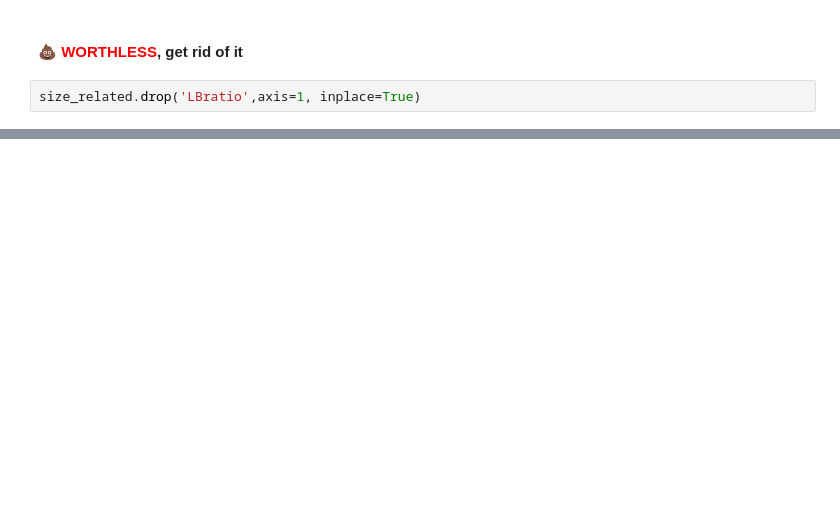
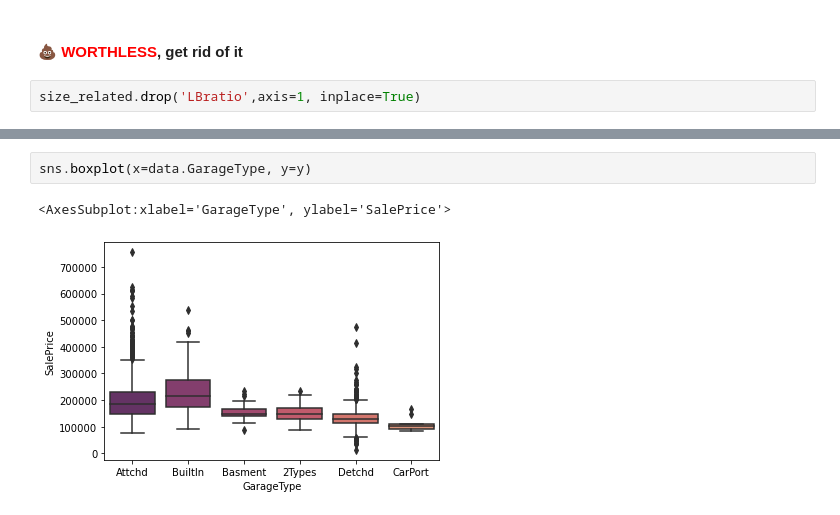
Before and after one commit to dnie44/nycdatascience_ML_project, a Jupyter notebook: daniel/2_EDA_land_general_size_feats.ipynb, the cells around one changed output, grey strips where cells are left out. Drawn from its saved outputs; the diff is of its cells as text; blank space fills up the shorter version.

```diff
--- a/daniel/2_EDA_land_general_size_feats.ipynb
+++ b/daniel/2_EDA_land_general_size_feats.ipynb
@@ -508,0 +648,5 @@ size_related.drop('BsmtFinRatio',axis=1, inplace=True)
+# %%
+sns.boxplot(x=data.GarageType, y=y)
+# %% [output]
+<AxesSubplot:xlabel='GarageType', ylabel='SalePrice'>
+[figure, added]
```
Also changed, not shown: parts of 56 cells of this notebook, 4 other files.
